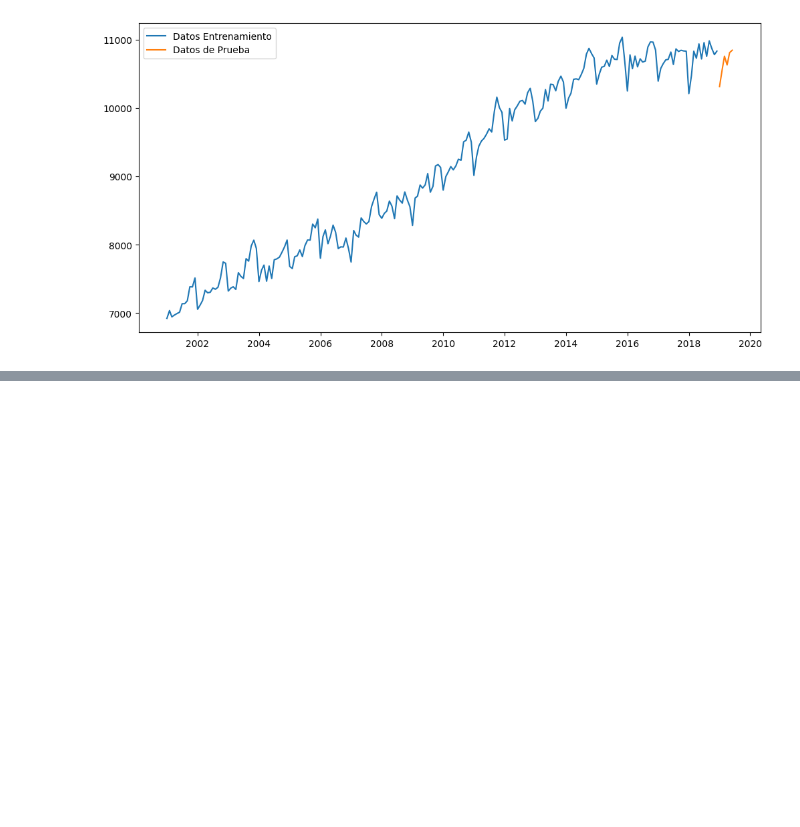
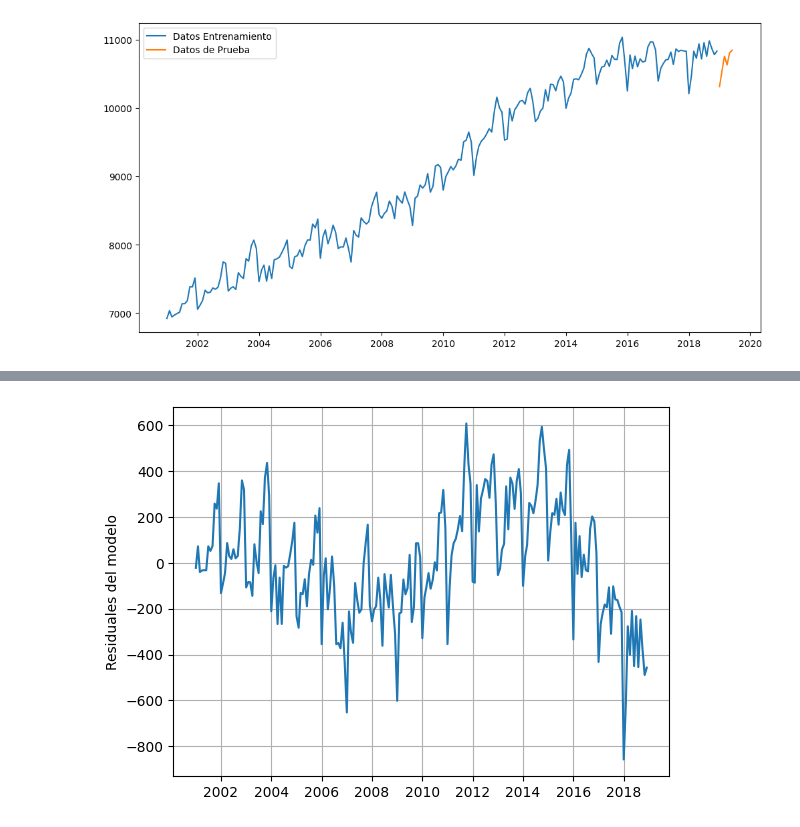
Before and after one commit to mafab9125/Fundamentos_Analitica, a Jupyter notebook: Series_de_tiempo/Taller_series_tiempo_2.ipynb, the cells around one changed output, grey strips where cells are left out. Saved outputs shown, nothing was run; the diff lists cells and outputs as text; code cells hidden in the pictures; blank space fills up the shorter version.

```diff
--- a/Series_de_tiempo/Taller_series_tiempo_2.ipynb
+++ b/Series_de_tiempo/Taller_series_tiempo_2.ipynb
@@ -747,0 +96,9 @@ plt.show()
+# %%
+# 2. Modelo con tendencia lineal
+
+y = train_td['Ocupados']
+x = np.linspace(1,train_td.shape[0],train_td.shape[0])
+X = sm.add_constant(x)
+lin = sm.OLS(y,X)
+lin_t = lin.fit()
+print(lin_t.summary())
@@ -747,0 +123,7 @@ plt.show()
+# %%
+plt.ylabel("Residuales del modelo")
+plt.plot(lin_t.resid)
+plt.grid()
+plt.show()
+# %% [output]
+[figure, added]
```
Also changed, not shown: parts of 138 cells of this notebook.
